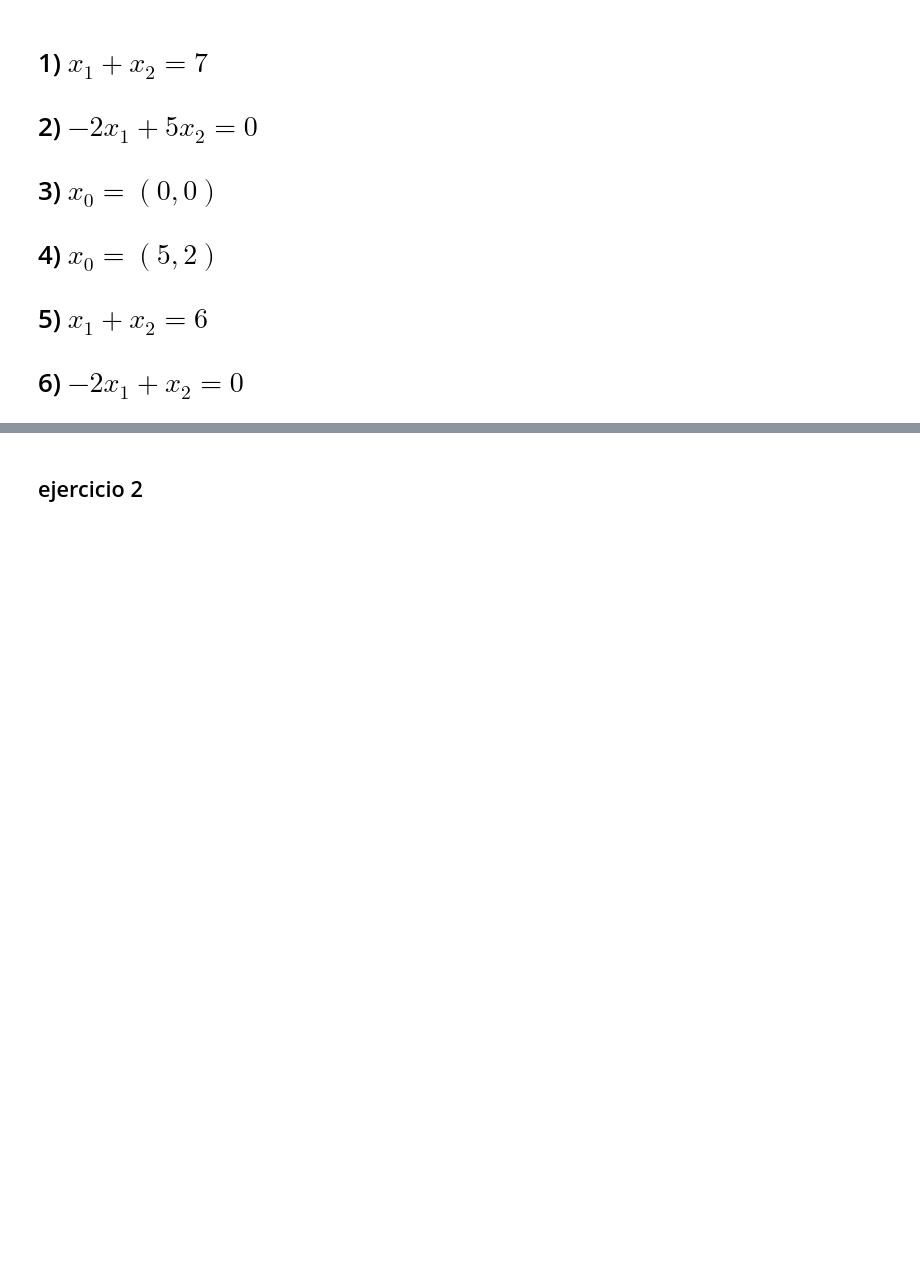
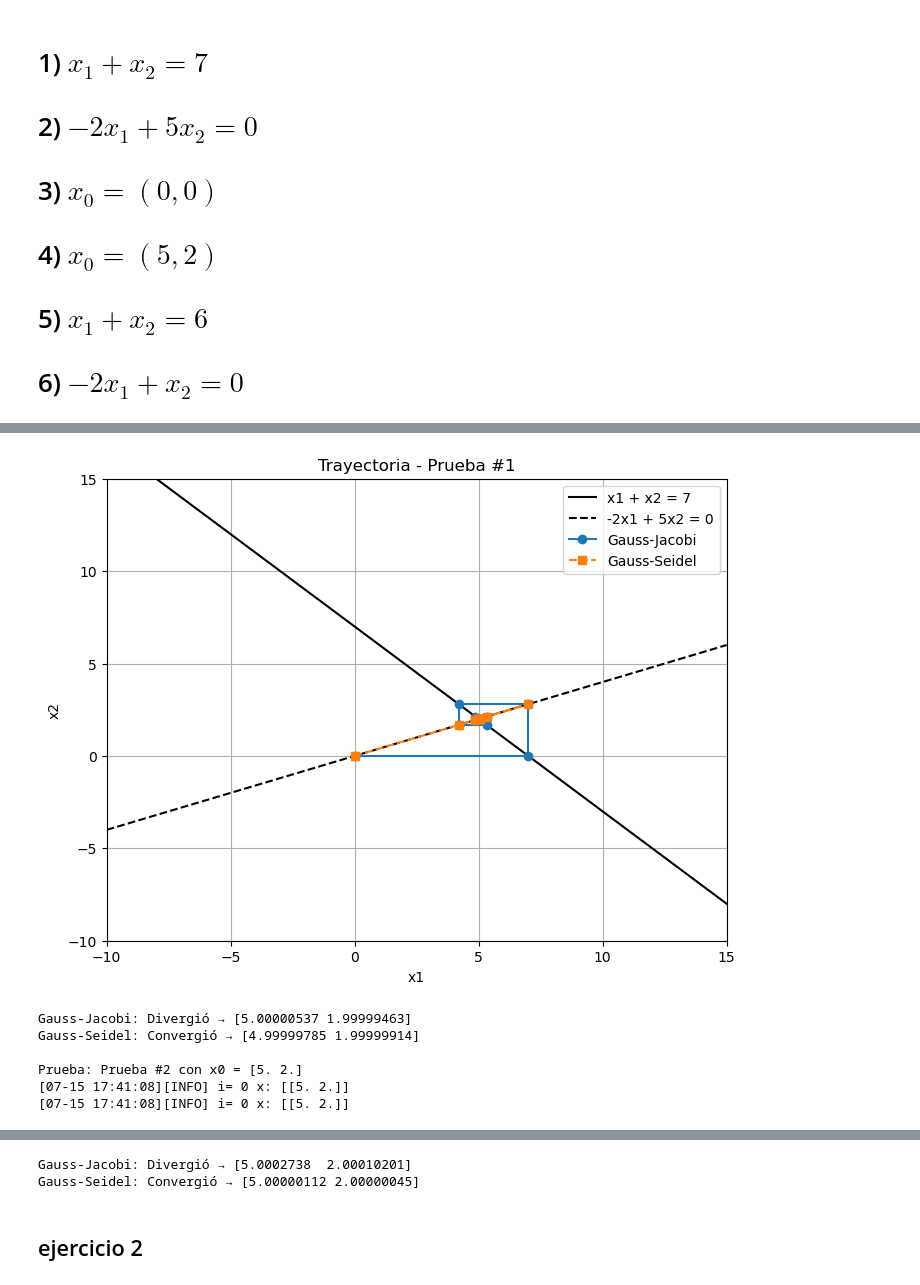
Before and after one commit to kurereishu/-Taller-2b-M-todos-iterativos, a Jupyter notebook: Taller_2B.ipynb, the cells around one changed output, grey strips where cells are left out. Cells and saved outputs as stored; diff of their text form; code cells hidden in the pictures; blank space fills up the shorter version.

```diff
--- a/Taller_2B.ipynb
+++ b/Taller_2B.ipynb
@@ -83,0 +66,71 @@ resolver_y_graficar(x0_list[1], "Desde (5,2)")
+# %%
+import numpy as np
+import matplotlib.pyplot as plt
+
+# Tus funciones gauss_jacobi y gauss_seidel ya deben estar definidas/importadas
+
+def resolver_y_graficar_con_ecuaciones(x0, nombre, A, b, tol, max_iter):
+    print(f"\nPrueba: {nombre} con x0 = {x0.ravel()}")
+
+    # Ejecutar métodos
+    sol_jacobi, tray_jacobi = gauss_jacobi(A=A, b=b, x0=x0, tol=tol, max_iter=max_iter)
+    convergio_jacobi = len(tray_jacobi) < max_iter
+
+    sol_seidel, tray_seidel = gauss_seidel(A=A, b=b, x0=x0, tol=tol, max_iter=max_iter)
+    convergio_seidel = len(tray_seidel) < max_iter
+
+    # Convertir trayectorias a arrays (n_iter, 2)
+    tray_jacobi = np.concatenate(tray_jacobi, axis=1).T
+    tray_seidel = np.concatenate(tray_seidel, axis=1).T
+
+    # Preparar gráfico
+    plt.figure(figsize=(8, 6))
+
+    # Graficar ecuaciones:
+    x_vals = np.linspace(-10, 15, 300)
+
+    # Primera ecuación: x1 + x2 = 7  => x2 = 7 - x1
+    y1 = 7 - x_vals
+
+    # Segunda ecuación: -2x1 + 5x2 = 0 => x2 = (2/5)*x1
+    y2 = (2/5) * x_vals
+
+    plt.plot(x_vals, y1, 'k-', label='x1 + x2 = 7')
+    plt.plot(x_vals, y2, 'k--', label='-2x1 + 5x2 = 0')
+
+    # Graficar trayectorias
+    plt.plot(tray_jacobi[:, 0], tray_jacobi[:, 1], 'o-', label='Gauss-Jacobi')
+    plt.plot(tray_seidel[:, 0], tray_seidel[:, 1], 's--', label='Gauss-Seidel')
+
+    # Ajustes gráficos
+    plt.title(f"Trayectoria - {nombre}")
+    plt.xlabel('x1')
+    plt.ylabel('x2')
+    plt.legend()
+    plt.grid(True)
+    plt.xlim(-10, 15)
+    plt.ylim(-10, 15)
+    plt.show()
+
+    # Mostrar info de convergencia y soluciones
+    print(f"Gauss-Jacobi: {'Convergió' if convergio_jacobi else 'Divergió'} → {sol_jacobi.ravel()}")
+    print(f"Gauss-Seidel: {'Convergió' if convergio_seidel else 'Divergió'} → {sol_seidel.ravel()}")
+
+
+# Parámetros y sistema
+A = np.array([[1, 1], [-2, 5]], dtype=float)
+b = np.array([[7], [0]], dtype=float)
+tol = 1e-5
+max_iter = 30
+
+# Condiciones iniciales ordenadas
+x0_list = [
+    np.array([[0.0], [0.0]]),
+    np.array([[5.0], [2.0]]),
+    np.array([[100.0], [-100.0]])
+]
+
+# Ejecutar pruebas ordenadas
+for i, x0 in enumerate(x0_list, start=1):
+    resolver_y_graficar_con_ecuaciones(x0, f"Prueba #{i}", A, b, tol, max_iter)
+# %% [output]
@@ -83,0 +154,7 @@ resolver_y_graficar(x0_list[1], "Desde (5,2)")
+[figure, added]
+Gauss-Jacobi: Divergió → [5.00000537 1.99999463]
+Gauss-Seidel: Convergió → [4.99999785 1.99999914]
+
+Prueba: Prueba #2 con x0 = [5. 2.]
+[07-15 17:41:08][INFO] i= 0 x: [[5. 2.]]
+[07-15 17:41:08][INFO] i= 0 x: [[5. 2.]]
@@ -84,3 +180,5 @@ resolver_y_graficar(x0_list[1], "Desde (5,2)")
+Gauss-Jacobi: Divergió → [5.0002738  2.00010201]
+Gauss-Seidel: Convergió → [5.00000112 2.00000045]
 # %% [markdown]
 ## ejercicio 2
 # %%
```
Also changed, not shown: parts of 5 cells of this notebook.
